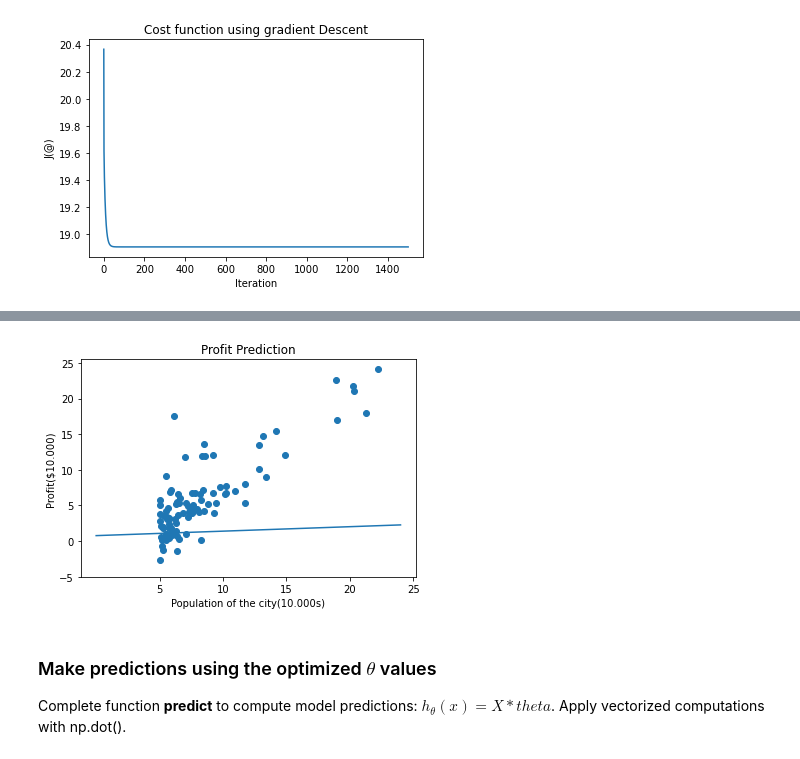
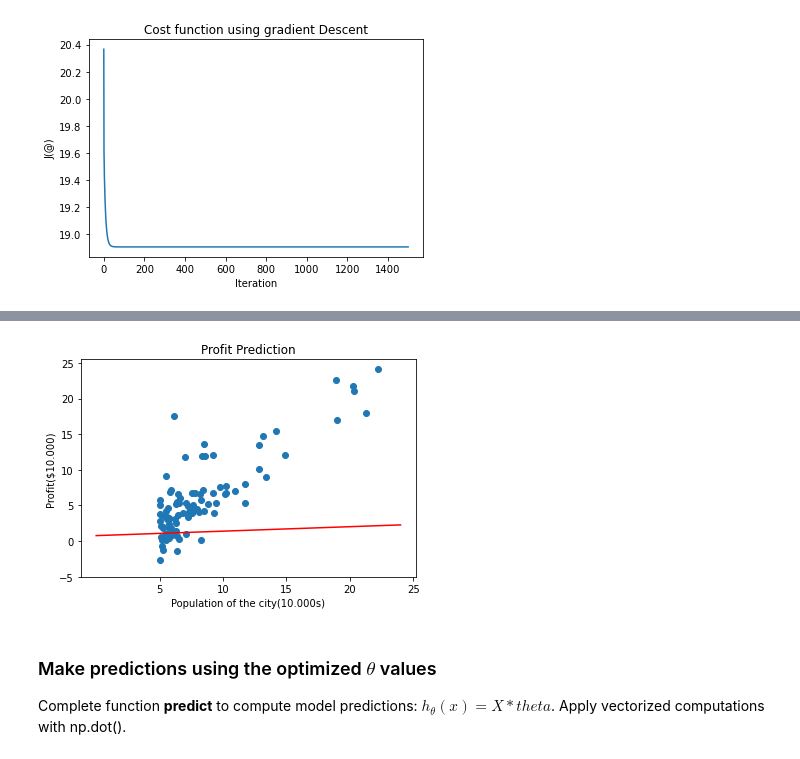
Before and after one commit to renanaferreira/FAA-repository, a Jupyter notebook: 02-Linear-Regression/ML_LinReg.ipynb, the cells around one changed output, grey strips where cells are left out. Drawn from its saved outputs; the diff is of its cells as text; code cells hidden in the pictures.

```diff
--- a/02-Linear-Regression/ML_LinReg.ipynb
+++ b/02-Linear-Regression/ML_LinReg.ipynb
@@ -140,14 +140,6 @@ def gradientDescent(X,y,theta,alpha,num_iters):
 # %% [markdown]
 Run  **gradientDescent** with learning rate alpha= 0.01 and 1500 iterations and get the final parameters $\theta_0$ = -3.630, $\theta_1$=1.166.
 # %%
-#Correct data
-data_n=data.values
-m = len(data_n)
-X= data_n[:,0].reshape([m,1])
-y= data_n[:,1].reshape([m,1])
-X=np.append(X,np.ones([m,1])).reshape([m,2])
-theta=np.zeros([2,1])
-
 theta,J_history = gradientDescent(X,y,theta,0.01,1500)
 print("h(x) ="+str(round(theta[0,0],2))+" + "+str(round(theta[1,0],2))+"x1")
 # %% [output]
@@ -206,22 +198,22 @@ Overlap data and the best line fit (with the optimized  $\theta$ values) as show
 # %%
 #plot data
 plt.scatter(data.loc[:,0], data.loc[:,1])
 
 #add the best line fit with red colour
 x_fit=range(25)
 y_fit=theta[0]+theta[1]*x_fit
 
-plt.plot(x_fit,y_fit)
+plt.plot(x_fit,y_fit, "red")
 
 #Add labels : plt.xlabel; plt.ylabel; plt.title
 plt.xticks(np.arange(5, 26, 5))
 plt.xlabel("Population of the city(10.000s)")
 plt.yticks(np.arange(-5, 26, 5))
 plt.ylabel("Profit($10.000)")
 plt.title(label="Profit Prediction")
 plt.show()
 # %% [output]
-[figure, old version]
+[figure, new version]
 # %% [markdown]
 ### Make predictions  using the optimized $\theta$ values
 
```
Also changed, not shown: parts of 7 cells of this notebook.
